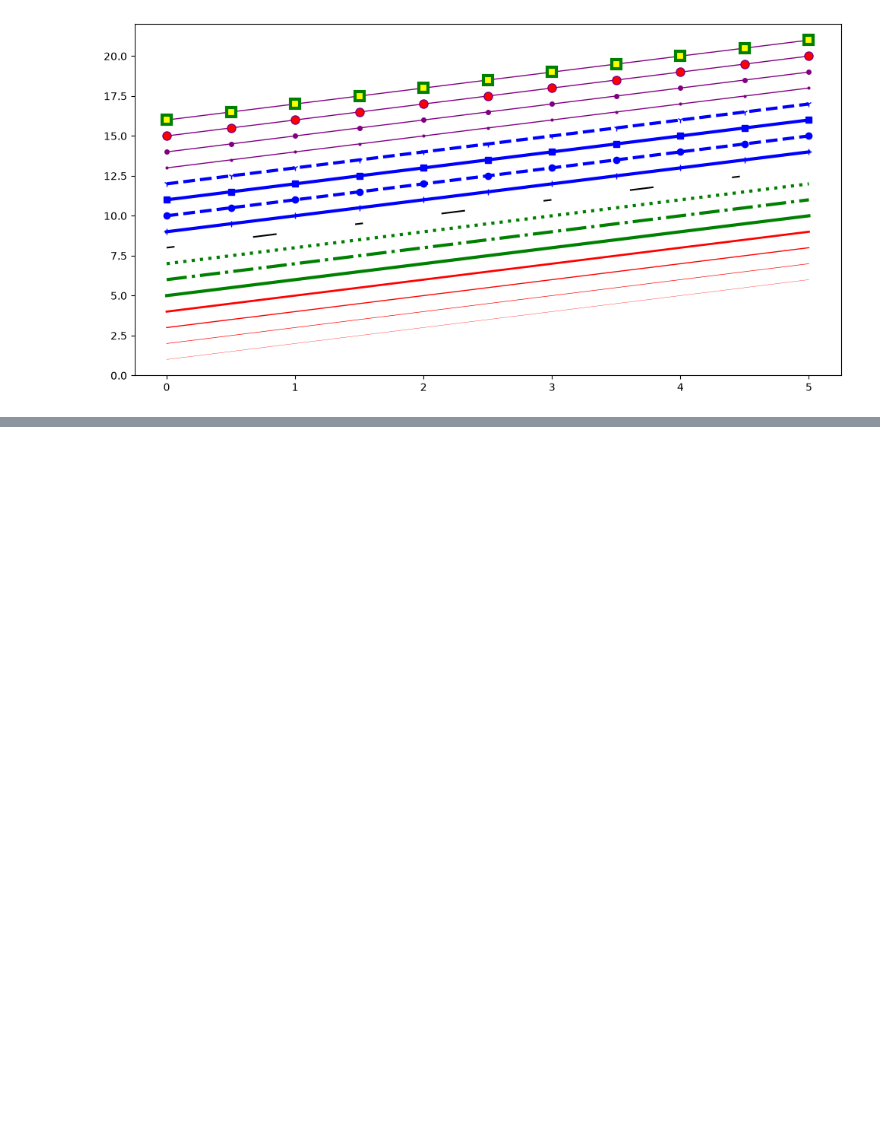
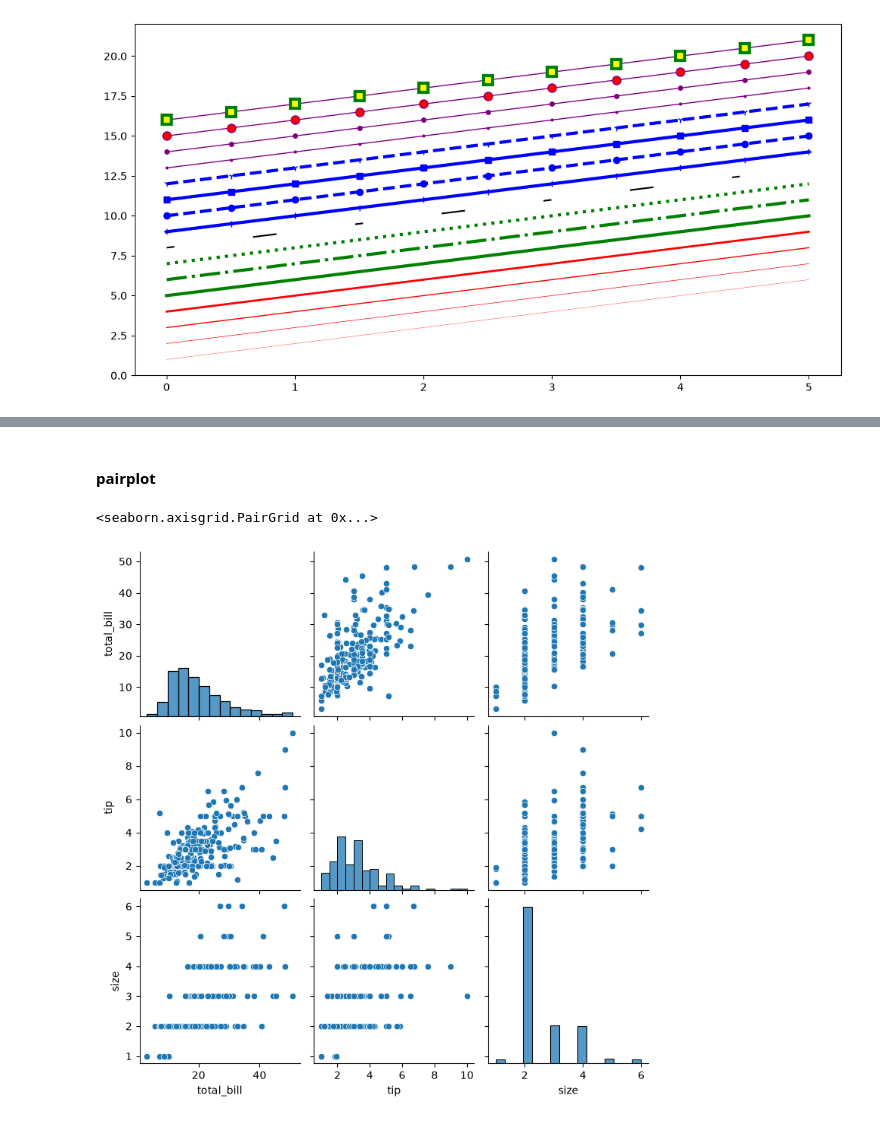
Before and after one commit to dhvanitsavani/Python-AI, a Jupyter notebook: Visualizations/basics.ipynb, the cells around one changed output, grey strips where cells are left out. Drawn from its saved outputs; the diff is of its cells as text; code cells hidden in the pictures; blank space fills up the shorter version.

```diff
--- a/Visualizations/basics.ipynb
+++ b/Visualizations/basics.ipynb
@@ -155,0 +199,7 @@ ax.plot(xaxis, xaxis+16, color="purple", lw=1, ls='-', marker='s', markersize=8,
+# %% [markdown]
+#### pairplot
+# %%
+sns.pairplot(df)
+# %% [output]
+<seaborn.axisgrid.PairGrid at 0x...>
+[figure, added]
```
Also changed, not shown: parts of 11 cells of this notebook.
